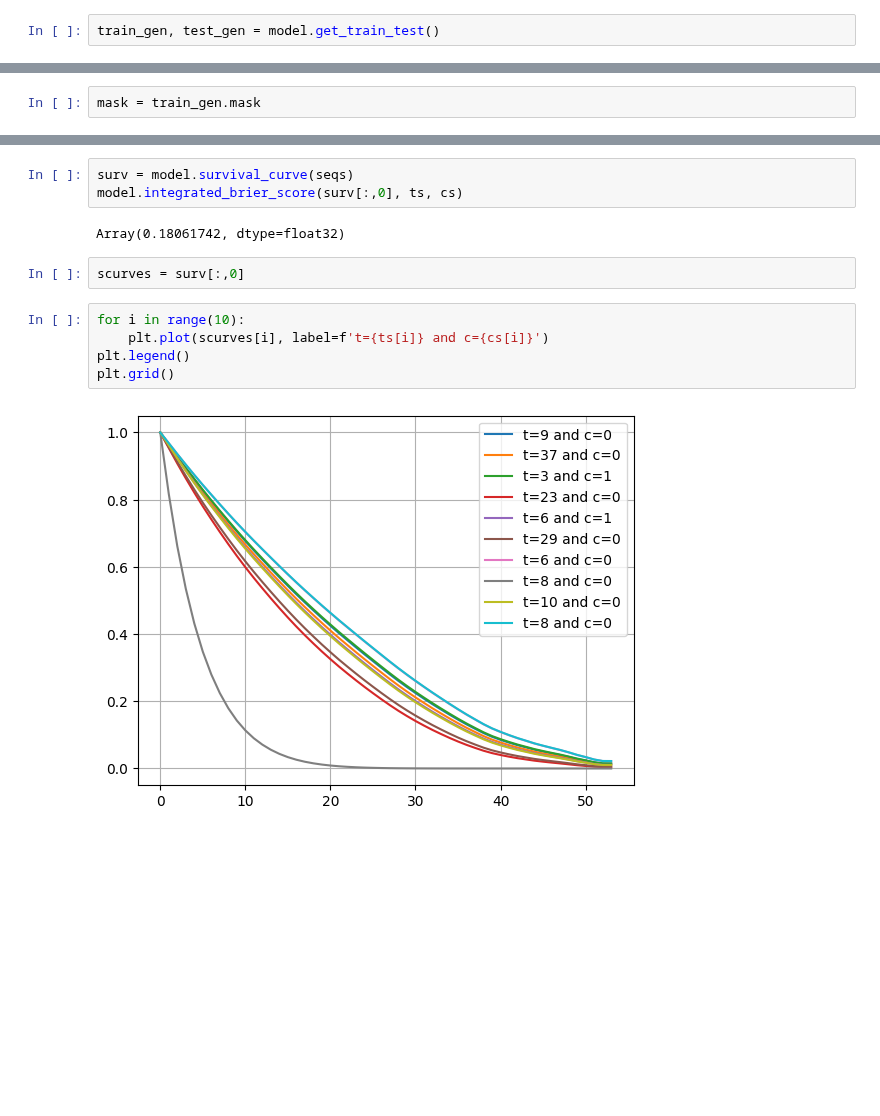
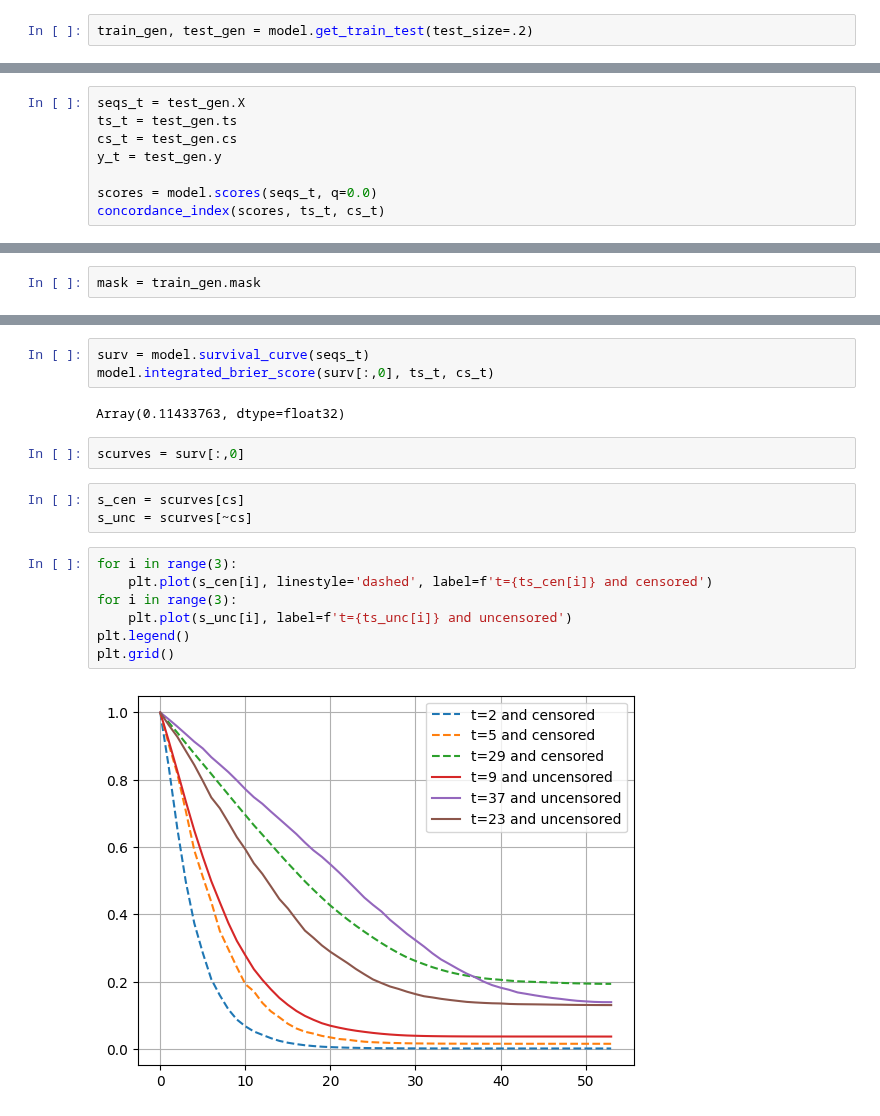
Before and after one commit to marianaw/deeptcsr, a Jupyter notebook: notebooks/lastfm.ipynb, the cells around one changed output, grey strips where cells are left out. Cells and saved outputs as stored; diff of their text form; blank space fills up the shorter version.

```diff
--- a/notebooks/lastfm.ipynb
+++ b/notebooks/lastfm.ipynb
@@ -146,2 +149,2 @@ model = SA(config, seed=1)
 # %%
-train_gen, test_gen = model.get_train_test()
+train_gen, test_gen = model.get_train_test(test_size=.2)
@@ -170,0 +179,8 @@ concordance_index(scores, ts, cs)
+# %%
+seqs_t = test_gen.X
+ts_t = test_gen.ts
+cs_t = test_gen.cs
+y_t = test_gen.y
+
+scores = model.scores(seqs_t, q=0.0)
+concordance_index(scores, ts_t, cs_t)
@@ -181,15 +233,20 @@ ts[10]
 # %%
-surv = model.survival_curve(seqs)
-model.integrated_brier_score(surv[:,0], ts, cs)
+surv = model.survival_curve(seqs_t)
+model.integrated_brier_score(surv[:,0], ts_t, cs_t)
 # %% [output]
-Array(0.18061742, dtype=float32)
+Array(0.11433763, dtype=float32)
 # %%
 scurves = surv[:,0]
+# %%
+s_cen = scurves[cs]
+s_unc = scurves[~cs]
 # %%
-for i in range(10):
-    plt.plot(scurves[i], label=f't={ts[i]} and c={cs[i]}')
+for i in range(3):
+    plt.plot(s_cen[i], linestyle='dashed', label=f't={ts_cen[i]} and censored')
+for i in range(3):
+    plt.plot(s_unc[i], label=f't={ts_unc[i]} and uncensored')
 plt.legend()
 plt.grid()
 # %% [output]
-[figure, old version]
+[figure, new version]
 # %%
```
Also changed, not shown: parts of 21 cells of this notebook, 9 other files.
